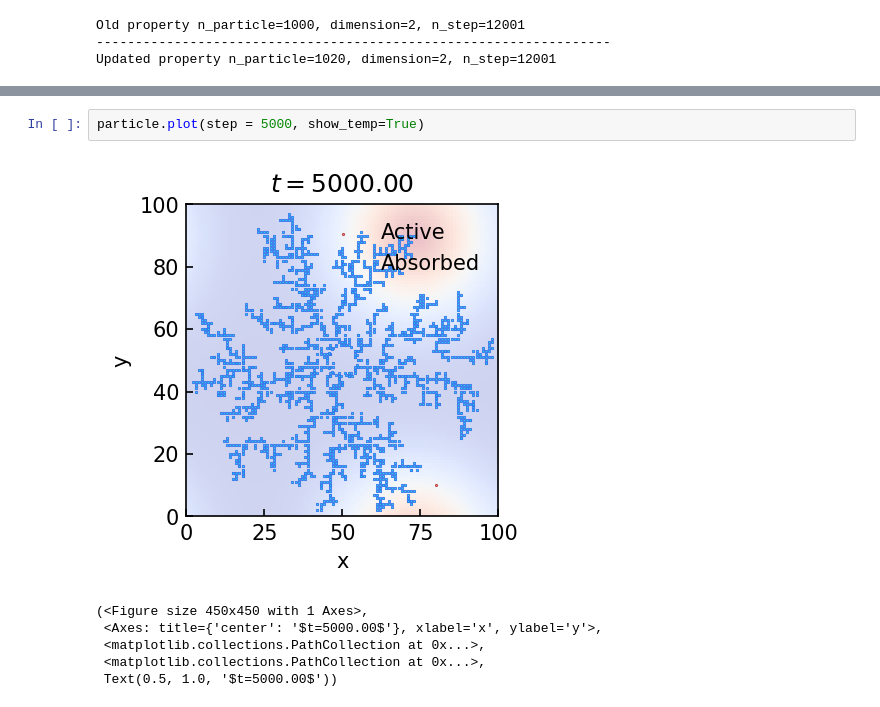
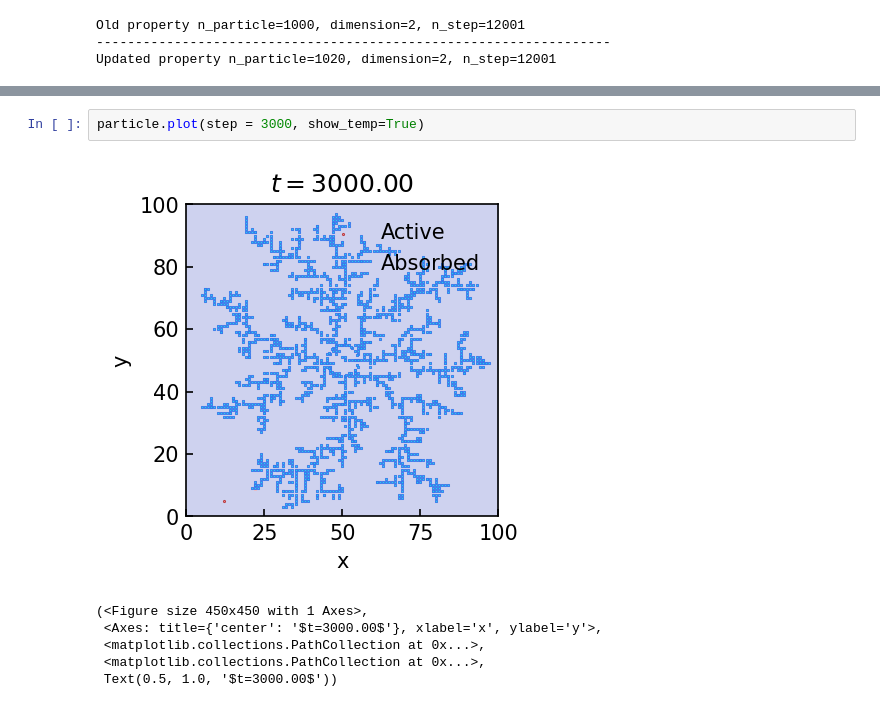
Before and after one commit to dai-fujiden/boite-a-jouets, a Jupyter notebook: snow_simu/snowflake_heat.ipynb, the cells around one changed output, grey strips where cells are left out. Drawn from its saved outputs; the diff is of its cells as text.

```diff
--- a/snow_simu/snowflake_heat.ipynb
+++ b/snow_simu/snowflake_heat.ipynb
@@ -463,11 +464,11 @@ Updated property n_particle=2020, dimension=2, n_step=5001
 # %%
-particle.plot(step = 5000, show_temp=True)
+particle.plot(step = 3000, show_temp=True)
 # %% [output]
-[figure, old version]
+[figure, new version]
 (<Figure size 450x450 with 1 Axes>,
- <Axes: title={'center': '$t=5000.00$'}, xlabel='x', ylabel='y'>,
+ <Axes: title={'center': '$t=3000.00$'}, xlabel='x', ylabel='y'>,
  <matplotlib.collections.PathCollection at 0x...>,
  <matplotlib.collections.PathCollection at 0x...>,
- Text(0.5, 1.0, '$t=5000.00$'))
+ Text(0.5, 1.0, '$t=3000.00$'))
 # %%
 particle.save_gif(filename="simulation_heat.gif", fps=20, figsize=(4, 4), dpi=80,
```
Also changed, not shown: parts of 3 cells of this notebook.
